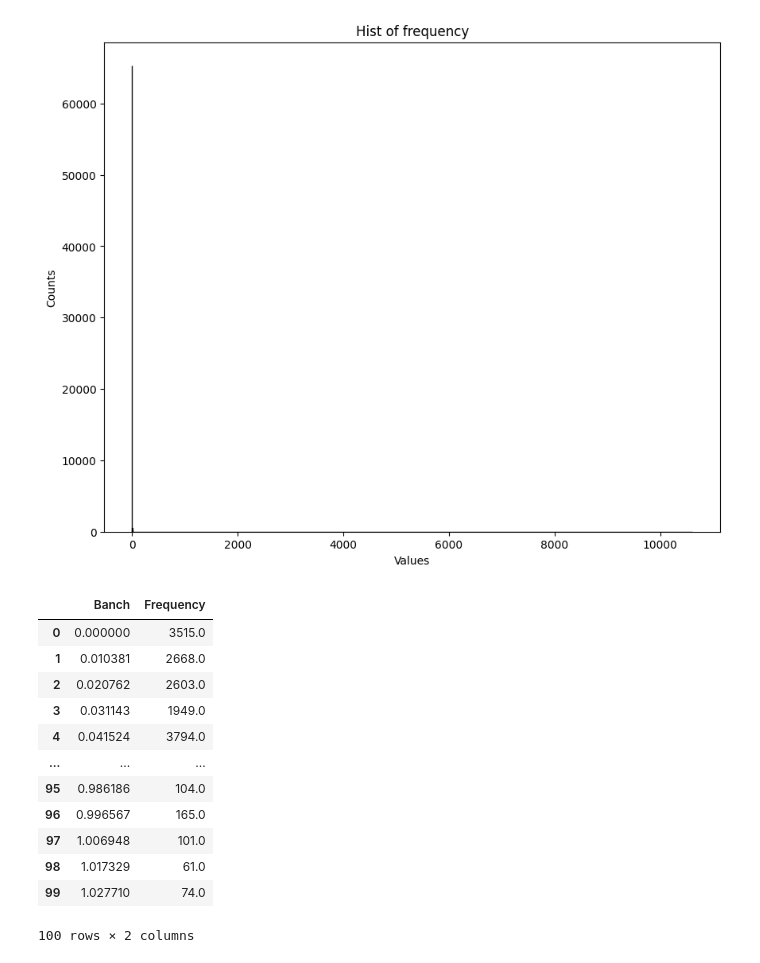
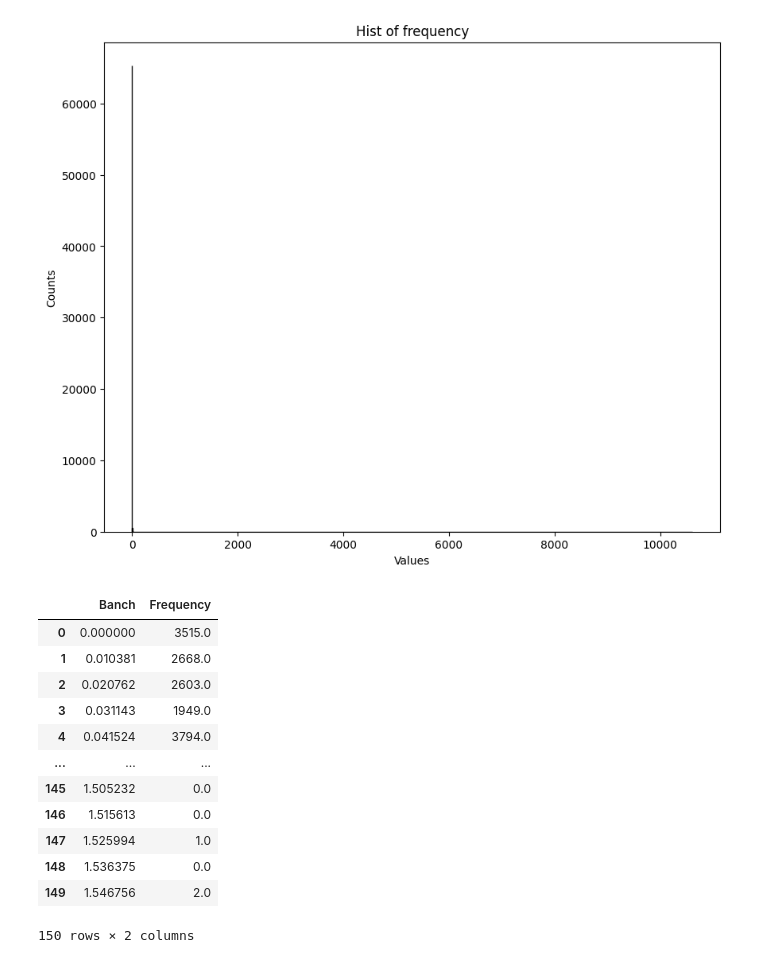
Before and after one commit to SergeyHSE/RegionAnalysis.github.io, a Jupyter notebook: RegionAnalysis.ipynb, the cells around one changed output. Saved outputs shown, nothing was run; the diff lists cells and outputs as text; code cells hidden in the pictures.

```diff
--- a/RegionAnalysis.ipynb
+++ b/RegionAnalysis.ipynb
@@ -703,18 +711,18 @@ count = len(data_strat[data_strat['Кормовые_культуры'] >= lower_
 frequency_df.loc[len(banch) - 1] = [lower_bound, count]
 frequency_df.head(100)
 # %%
-frequency_df.head(100)
+frequency_df.head(150)
 # %% [output]
 |  | Banch | Frequency |
 | 0 | 0.000000 | 3515.0 |
 | 1 | 0.010381 | 2668.0 |
 | 2 | 0.020762 | 2603.0 |
 | 3 | 0.031143 | 1949.0 |
 | 4 | 0.041524 | 3794.0 |
 | ... | ... | ... |
-| 95 | 0.986186 | 104.0 |
-| 96 | 0.996567 | 165.0 |
-| 97 | 1.006948 | 101.0 |
-| 98 | 1.017329 | 61.0 |
-| 99 | 1.027710 | 74.0 |
+| 145 | 1.505232 | 0.0 |
+| 146 | 1.515613 | 0.0 |
+| 147 | 1.525994 | 1.0 |
+| 148 | 1.536375 | 0.0 |
+| 149 | 1.546756 | 2.0 |
-100 rows × 2 columns
+150 rows × 2 columns
```
Also changed, not shown: parts of 12 cells of this notebook.
